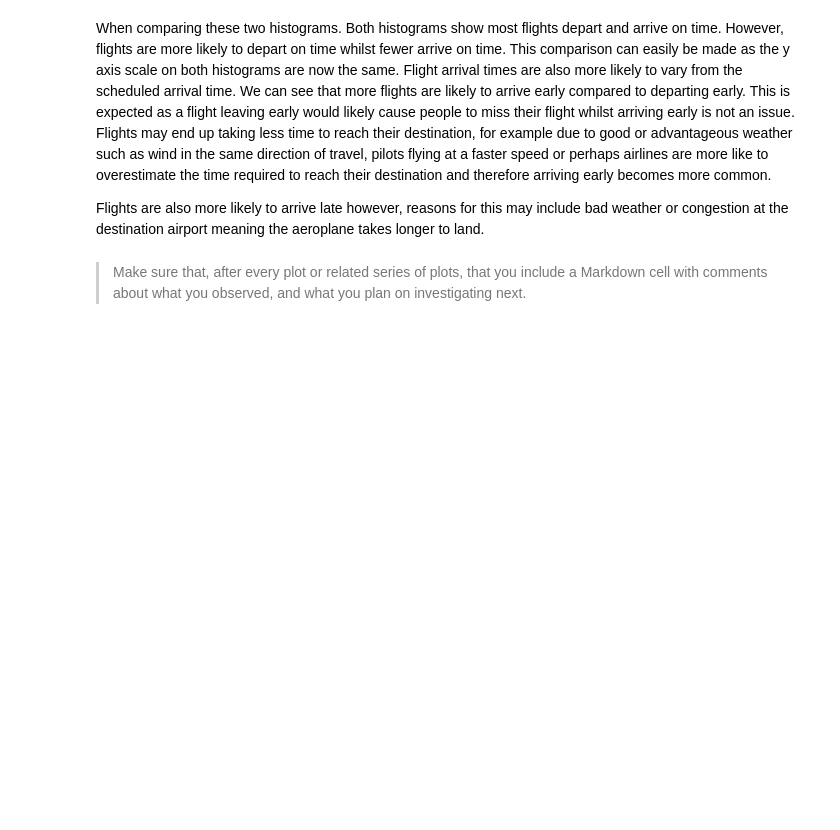
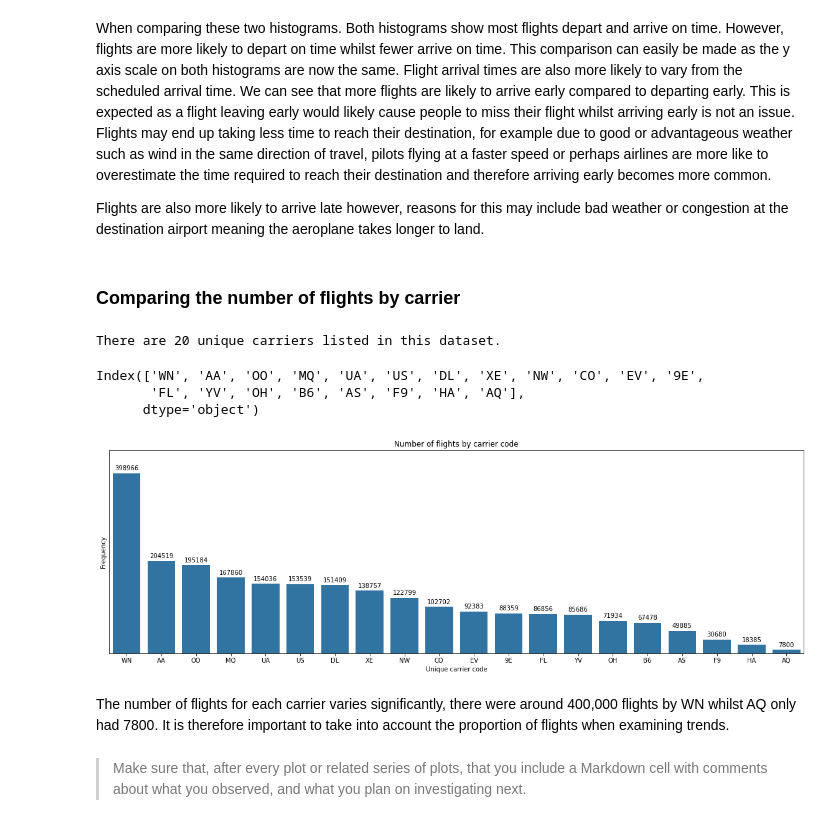
Before and after one commit to Vincentk-94/Communicate_data_findings, a Jupyter notebook: 2008 Flight Delays - Project.ipynb, the cells around one changed output. Saved outputs shown, nothing was run; the diff lists cells and outputs as text; code cells hidden in the pictures; blank space fills up the shorter version.

```diff
--- a/2008 Flight Delays - Project.ipynb
+++ b/2008 Flight Delays - Project.ipynb
@@ -323,4 +307,0 @@ scheduled_arr_time, 0 still need converting.
-# %%
-flights['actual_dep_time'] = flights['actual_dep_time'].dt.strftime('%H:%M')
-# %%
-flights['actual_dep_time'] = datetime.strptime(flights['actual_dep_time'], format[10:15])
@@ -771,6 +695,42 @@ plt.title('Arrival delays');
 When comparing these two histograms. Both histograms show most flights depart and arrive on time. However, flights are more likely to depart on time whilst fewer arrive on time. This comparison can easily be made as the y axis scale on both histograms are now the same. Flight arrival times are also more likely to vary from the scheduled arrival time. We can see that more flights are likely to arrive early compared to departing early. This is expected as a flight leaving early would likely cause people to miss their flight whilst arriving early is not an issue. Flights may end up taking less time to reach their destination, for example due to good or advantageous weather such as wind in the same direction of travel, pilots flying at a faster speed or perhaps airlines are more like to overestimate the time required to reach their destination and therefore arriving early becomes more common.
 
 Flights are also more likely to arrive late however, reasons for this may include bad weather or congestion at the destination airport meaning the aeroplane takes longer to land.
+# %% [markdown]
+### Comparing the number of flights by carrier
+# %%
+print('There are '+str(len(flights.carrier_code.unique()))+' unique carriers listed in this dataset.')
+# %% [output]
+There are 20 unique carriers listed in this dataset.
+# %%
+# set order
+carrier_order = flights.carrier_code.value_counts().index
+carrier_order
+# %% [output]
+Index(['WN', 'AA', 'OO', 'MQ', 'UA', 'US', 'DL', 'XE', 'NW', 'CO', 'EV', '9E',
+       'FL', 'YV', 'OH', 'B6', 'AS', 'F9', 'HA', 'AQ'],
+      dtype='object')
+# %%
+base_colour = sns.color_palette()[0]
+plt.figure(figsize=(20,6))
+# plot graph
+sns.countplot(data=flights,x='carrier_code',order=carrier_order,color = base_colour)
+
+# Labels
+plt.yticks([])
+plt.ylim(0,450000)
+plt.ylabel('Frequency')
+plt.xlabel('Unique carrier code')
+plt.title('Number of flights by carrier code')
+
+# value counts on bars
+carrier_count = flights.carrier_code.value_counts()
+for i in range (carrier_count.shape[0]):
+    count = carrier_count[i]
+    plt.text(i,count+18000,count,ha='center',va='top');
+# %% [output]
+[figure, added]
+# %% [markdown]
+The number of flights for each carrier varies significantly, there were around 400,000 flights by WN whilst AQ only had 7800. It is therefore important to take into account the proportion of flights when examining trends.
 # %% [markdown]
 > Make sure that, after every plot or related series of plots, that you
 include a Markdown cell with comments about what you observed, and what
```
Also changed, not shown: parts of 46 cells of this notebook.
